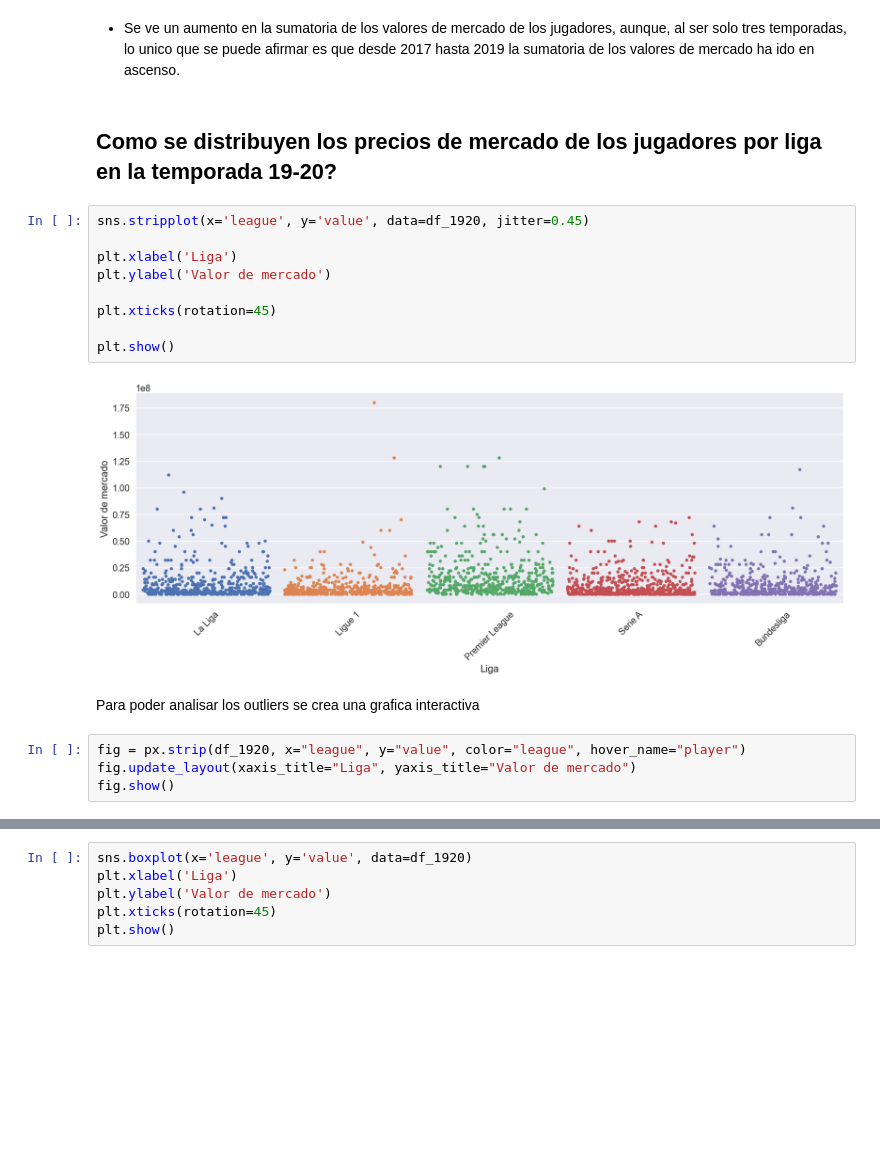
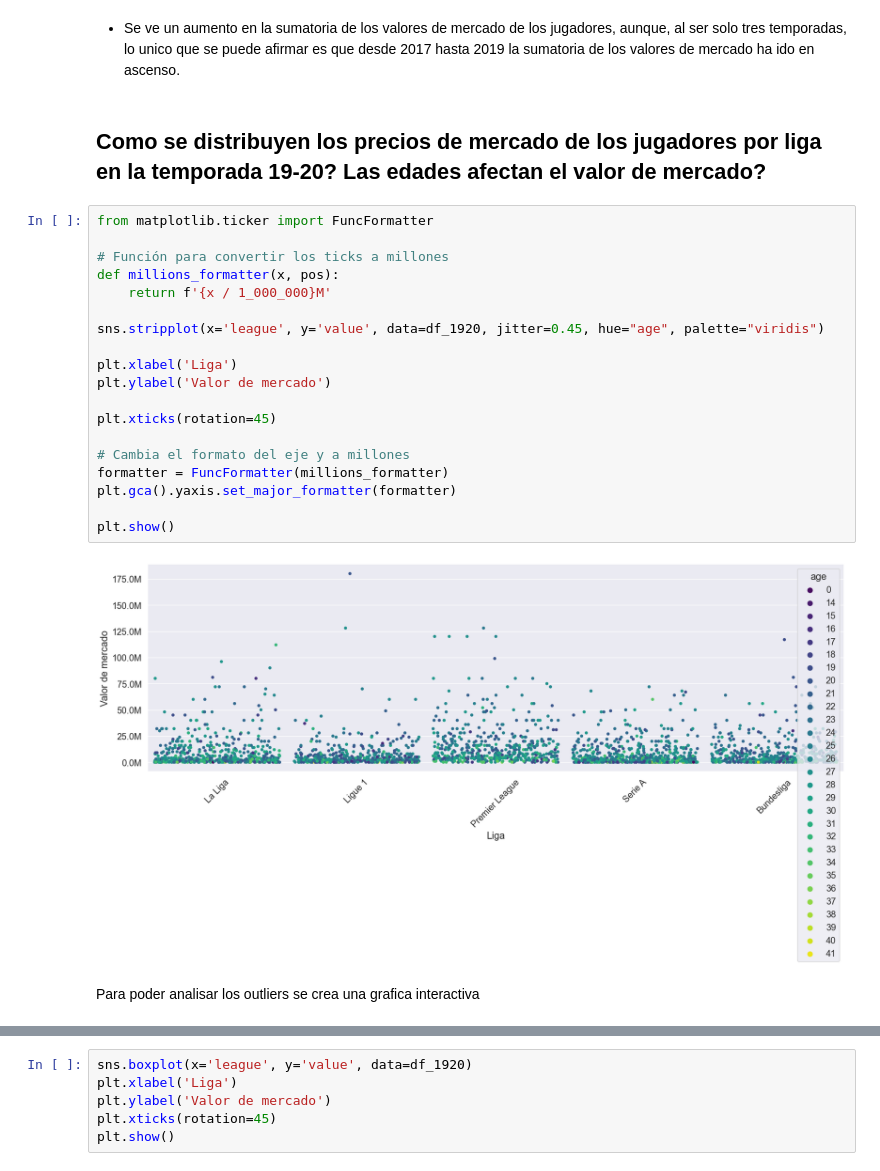
Before and after one commit to santiagoduc0s/football-players-statistics, a Jupyter notebook: football-players.ipynb, the cells around one changed output, grey strips where cells are left out. Cells and saved outputs as stored; diff of their text form; blank space fills up the shorter version.

```diff
--- a/football-players.ipynb
+++ b/football-players.ipynb
@@ -660,21 +660,27 @@ df.groupby('year').sum()['value'].plot(
 # %% [markdown]
 * Se ve un aumento en la sumatoria de los valores de mercado de los jugadores, aunque, al ser solo tres temporadas, lo unico que se puede afirmar es que desde 2017 hasta 2019 la sumatoria de los valores de mercado ha ido en ascenso.
 # %% [markdown]
-## Como se distribuyen los precios de mercado de los jugadores por liga en la temporada 19-20?
+## Como se distribuyen los precios de mercado de los jugadores por liga en la temporada 19-20? Las edades afectan el valor de mercado?
 # %%
-sns.stripplot(x='league', y='value', data=df_1920, jitter=0.45)
+from matplotlib.ticker import FuncFormatter
+
+# Función para convertir los ticks a millones
+def millions_formatter(x, pos):
+    return f'{x / 1_000_000}M'
+
+sns.stripplot(x='league', y='value', data=df_1920, jitter=0.45, hue="age", palette="viridis")
 
 plt.xlabel('Liga')
 plt.ylabel('Valor de mercado')
 
 plt.xticks(rotation=45)
 
+# Cambia el formato del eje y a millones
+formatter = FuncFormatter(millions_formatter)
+plt.gca().yaxis.set_major_formatter(formatter)
+
 plt.show()
 # %% [output]
-[figure, old version]
+[figure, new version]
 # %% [markdown]
 Para poder analisar los outliers se crea una grafica interactiva
-# %%
-fig = px.strip(df_1920, x="league", y="value", color="league", hover_name="player")
-fig.update_layout(xaxis_title="Liga", yaxis_title="Valor de mercado")
-fig.show()
```
Also changed, not shown: parts of 5 cells of this notebook, 1 other file.
